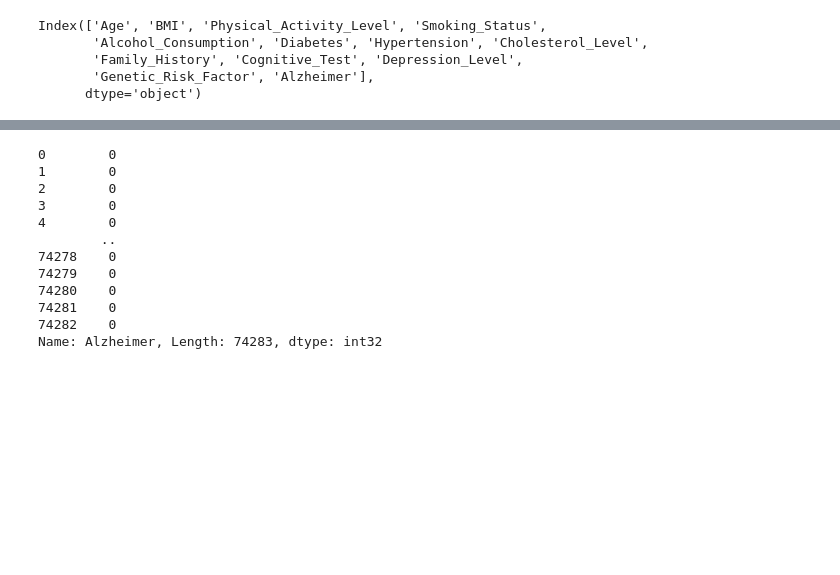
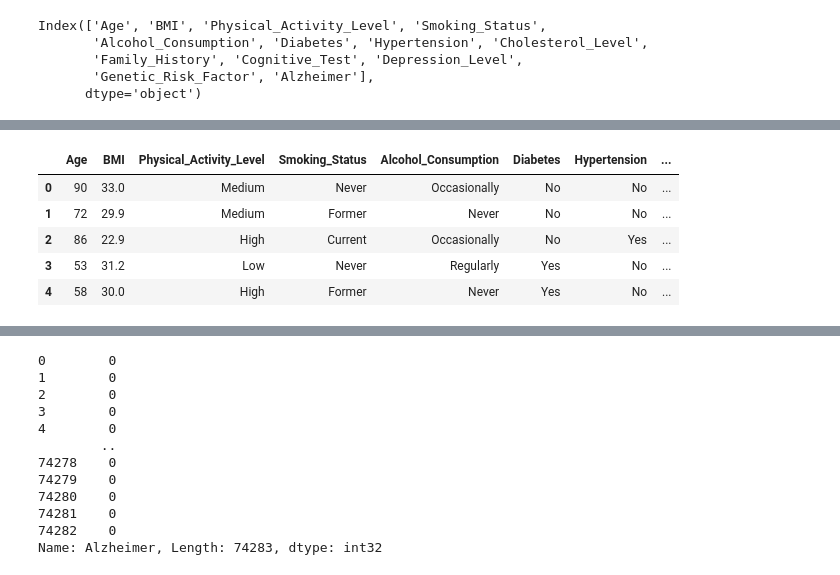
Before and after one commit to gehad-Ahmed30/Alzheimer-s-Prediction, a Jupyter notebook: main.ipynb, the cells around one changed output, grey strips where cells are left out. Drawn from its saved outputs; the diff is of its cells as text; code cells hidden in the pictures; blank space fills up the shorter version.

```diff
--- a/main.ipynb
+++ b/main.ipynb
@@ -650,0 +658,8 @@ Index(['Age', 'BMI', 'Physical_Activity_Level', 'Smoking_Status',
+# %%
+bins = [0, 40, 60, 75, 100]
+labels = ["Young", "Middle-Aged", "Senior", "Elderly"]
+data["Age_Group"] = pd.cut(data["Age"], bins=bins, labels=labels)
+
+data["Age_Group"] = data["Age_Group"].astype("category").cat.codes
+
+print(data.head())
@@ -651,2 +687,11 @@ Index(['Age', 'BMI', 'Physical_Activity_Level', 'Smoking_Status',
+# %%
+data.head()
+# %% [output]
+|  | Age | BMI | Physical_Activity_Level | Smoking_Status | Alcohol_Consumption | Diabetes | Hypertension | ... |
+| 0 | 90 | 33.0 | Medium | Never | Occasionally | No | No | ... |
+| 1 | 72 | 29.9 | Medium | Former | Never | No | No | ... |
+| 2 | 86 | 22.9 | High | Current | Occasionally | No | Yes | ... |
+| 3 | 53 | 31.2 | Low | Never | Regularly | Yes | No | ... |
+| 4 | 58 | 30.0 | High | Former | Never | Yes | No | ... |
 # %%
 data.drop(columns='BMI',axis=1,inplace=True)
```
Also changed, not shown: parts of 23 cells of this notebook.
